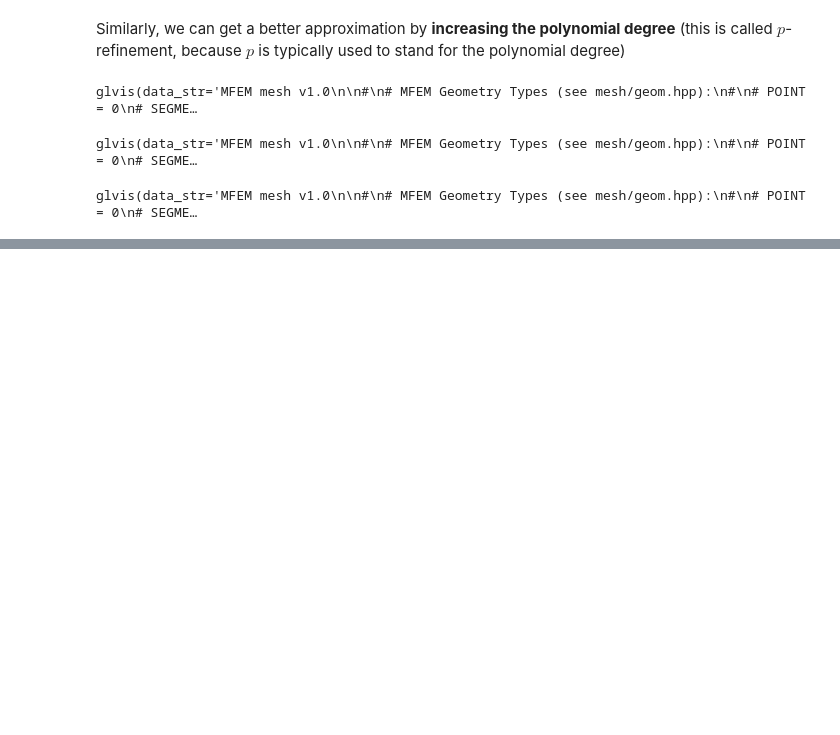
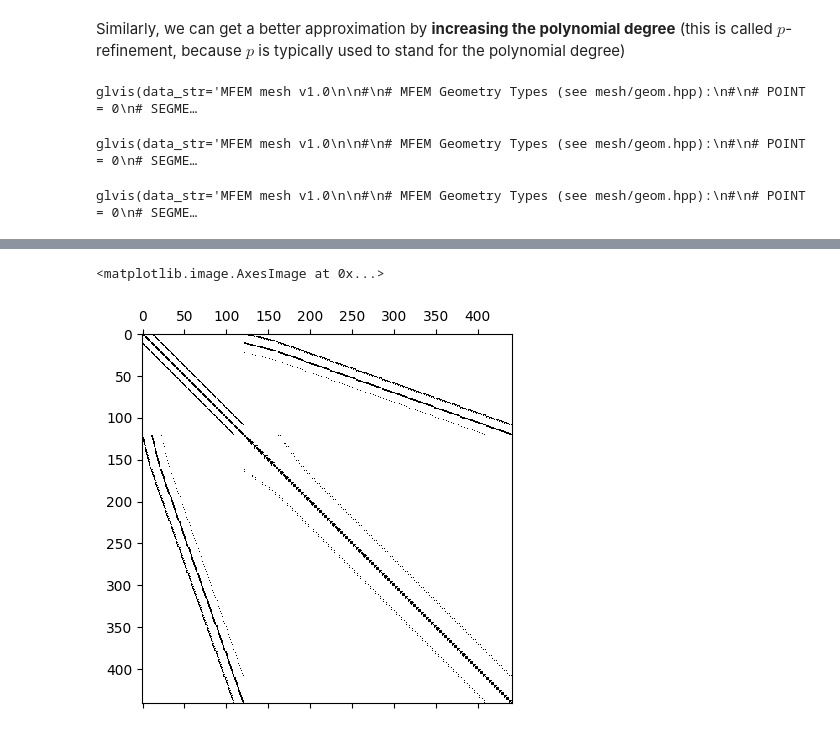
Before and after one commit to pazner/mth-651, a Jupyter notebook: lecture_notebooks/lecture_9.ipynb, the cells around one changed output, grey strips where cells are left out. Drawn from its saved outputs; the diff is of its cells as text; code cells hidden in the pictures; blank space fills up the shorter version.

```diff
--- a/lecture_notebooks/lecture_9.ipynb
+++ b/lecture_notebooks/lecture_9.ipynb
@@ -168,0 +355,35 @@ glvis(data_str='MFEM mesh v1.0\n\n#\n# MFEM Geometry Types (see mesh/geom.hpp):\
+# %%
+# Create the mesh and finite element space
+mesh = mfem.Mesh(10, 10, "TRIANGLE")
+order_k = 2
+fe_collection = mfem.H1_FECollection(order_k, mesh.Dimension())
+fe_space = mfem.FiniteElementSpace(mesh, fe_collection)
+
+# 5. Define the solution x as a finite element grid function in fespace. Set
+#    the initial guess to zero, which also sets the boundary conditions.
+u = mfem.GridFunction(fe_space)
+
+# Create the right-hand side vector using the linear form F : v -> (f, v)
+# This is called a "domain linear form integrator", or DomainLFIntegrator
+F = mfem.LinearForm(fe_space)
+F.AddDomainIntegrator(mfem.DomainLFIntegrator(f()))
+# F.Assemble() tells MFEM to actually compute the entries of the vector F
+F.Assemble()
+
+# Set up the bilinear form m(.,.). The L2 inner product is called a
+# "mass integrator"
+m = mfem.BilinearForm(fe_space)
+m.AddDomainIntegrator(mfem.MassIntegrator())
+m.Assemble()
+m.Finalize()
+
+# Get the matrix associated with the bilinear form
+M = m.SpMat()
+# %%
+from mfem.common.sparse_utils import sparsemat_to_scipycsr
+import matplotlib.pyplot as plt
+
+plt.spy(sparsemat_to_scipycsr(M, float).todense())
+# %% [output]
+<matplotlib.image.AxesImage at 0x...>
+[figure, added]
```
Also changed, not shown: parts of 19 cells of this notebook.
